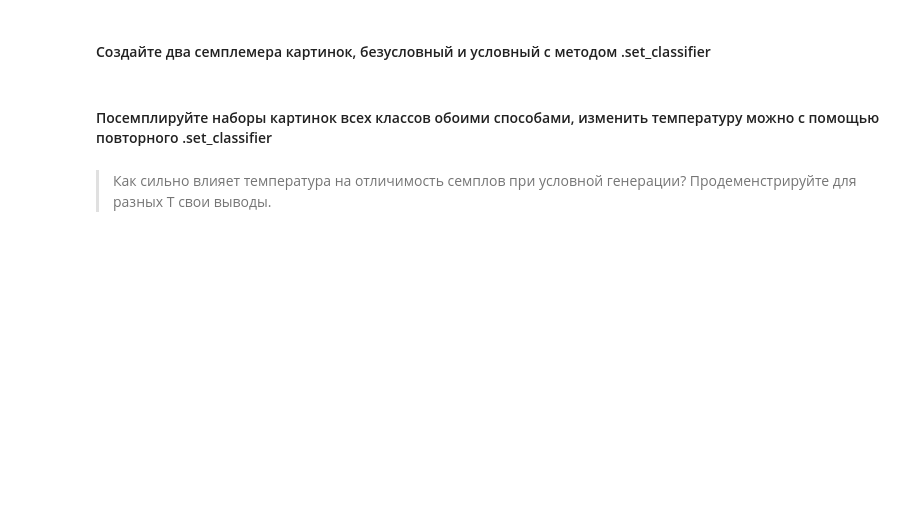
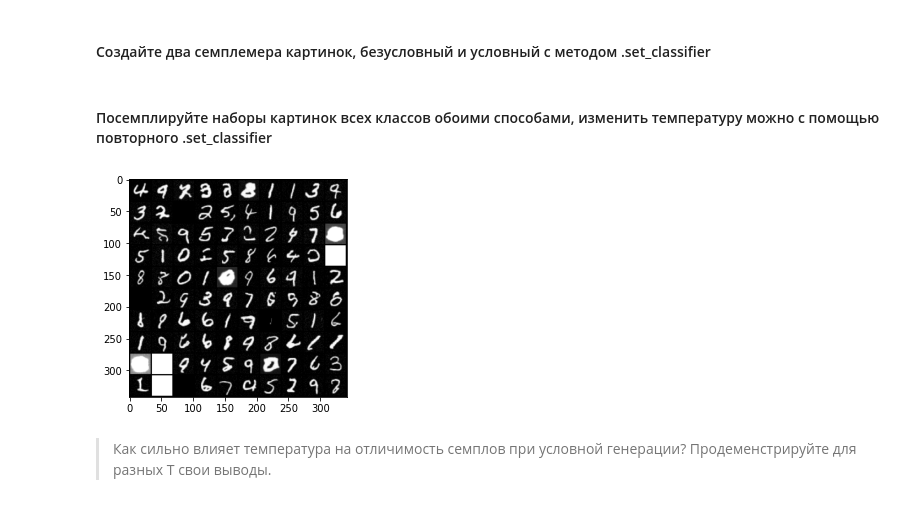
Before and after one commit to Tikhon239/HSE, a Jupyter notebook: BayesML/DDPM/conditional_sampling.ipynb, the cells around one changed output. Saved outputs shown, nothing was run; the diff lists cells and outputs as text; code cells hidden in the pictures; blank space fills up the shorter version.

```diff
--- a/BayesML/DDPM/conditional_sampling.ipynb
+++ b/BayesML/DDPM/conditional_sampling.ipynb
@@ -119,5 +129,29 @@ def cond_print_and_calc_acc(conditional_diffusion, class_num: int):
     acc = calc_acc_clean_classifier((images_tensor - 127.5)/ 127.5, labels=labels)
     print(f'Accuracy for {class_num}: {acc.item()}')
     return images_tensor
+
+
+class Sampler:
+    def __init__(self, diff_process):
+        self.diff_process = diff_process
+
+    def __call__(self):
+        sample_images(self.diff_process)
+
+
+class CSampler(Sampler):
+    def __init__(self, diff_process, classifier, T):
+        super().__init__(diff_process)
+        self.set_classifier(classifier, T)
+
+    def set_classifier(self, classifier, T):
+        self.diff_process.set_classifier(classifier, T=T)
+
+    def __call__(self, labels):
+        sample_images(self.diff_process, labels)
+
+    def calc_acc(self, classes=range(10)):
+        for class_num in classes:
+            cond_print_and_calc_acc(self.diff_process, class_num)
 # %% [markdown]
 #### Посемплируйте наборы картинок всех классов обоими способами, изменить температуру можно с помощью повторного .set_classifier
@@ -124,3 +160,5 @@ def cond_print_and_calc_acc(conditional_diffusion, class_num: int):
 # %%
-unconditional_diffusion = DiffusionRunner(create_default_mnist_config(), eval=True)
-sample_images(unconditional_diffusion)
+sampler = Sampler(unconditional_diffusion)
+sampler()
+# %% [output]
+[figure, added]
```
Also changed, not shown: parts of 13 cells of this notebook.
